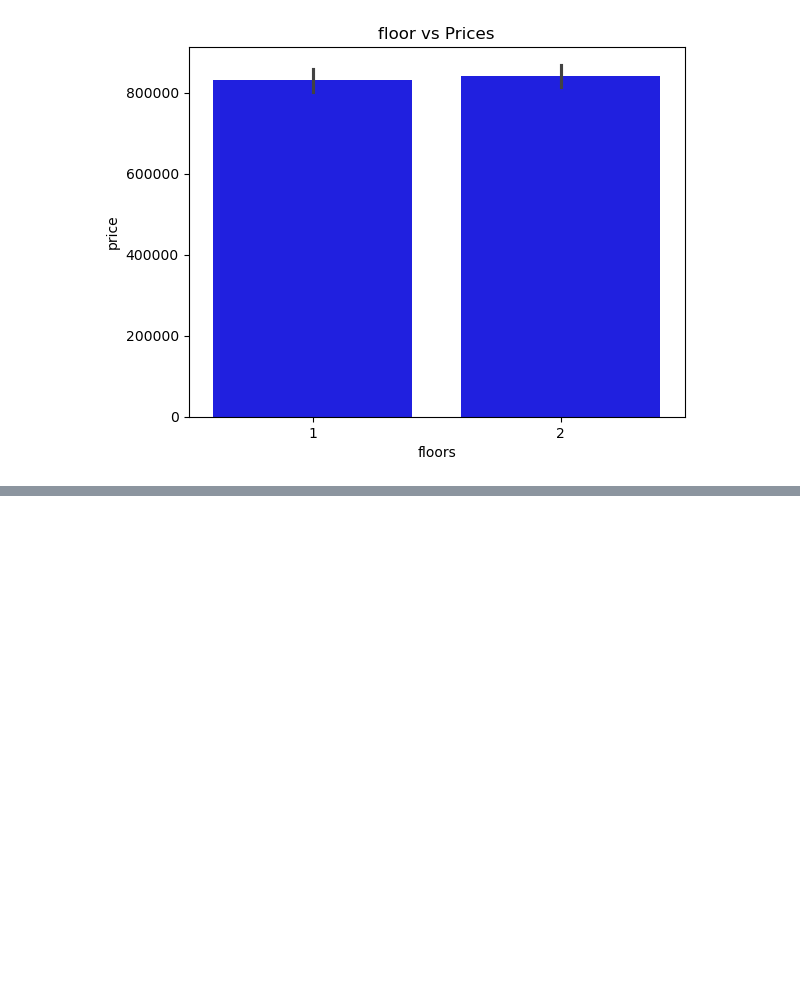
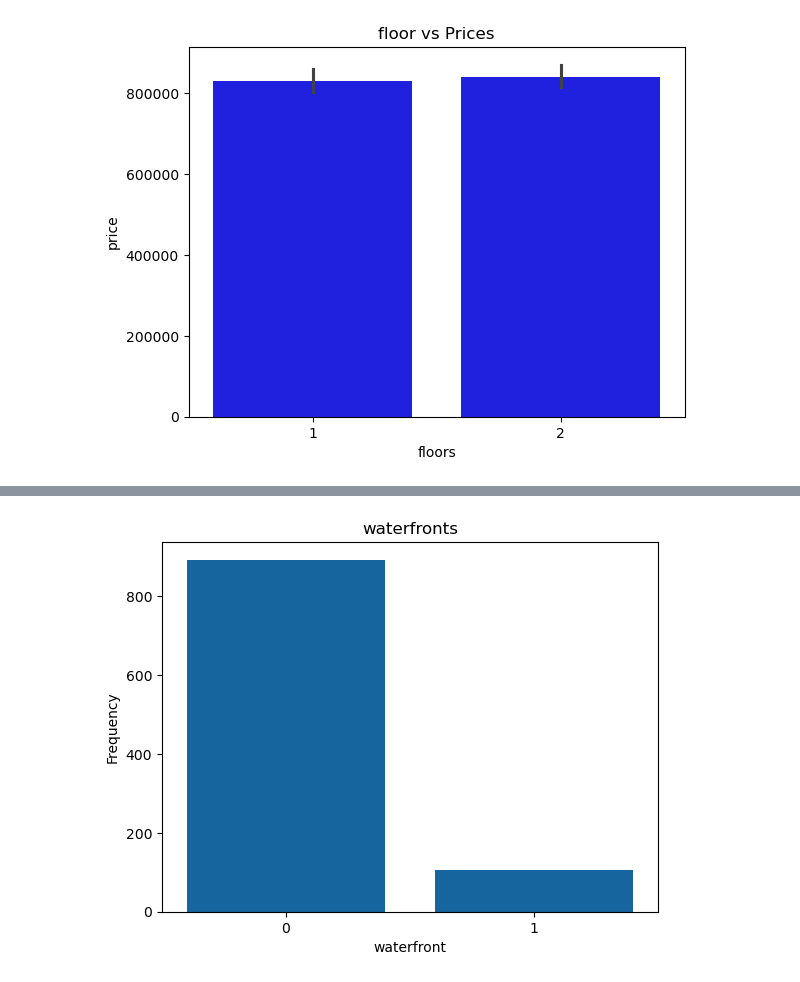
Before and after one commit to jeffa724/house_model1, a Jupyter notebook: price_model.ipynb, the cells around one changed output, grey strips where cells are left out. Saved outputs shown, nothing was run; the diff lists cells and outputs as text; code cells hidden in the pictures; blank space fills up the shorter version.

```diff
--- a/price_model.ipynb
+++ b/price_model.ipynb
@@ -138,0 +212,8 @@ plt.show()
+# %%
+sns.countplot(data=house_prices,x="waterfront",color="#0069b4")
+plt.title("waterfronts")
+plt.xlabel("waterfront")
+plt.ylabel("Frequency")
+plt.show()
+# %% [output]
+[figure, added]
```
Also changed, not shown: parts of 29 cells of this notebook, 5 other files.
